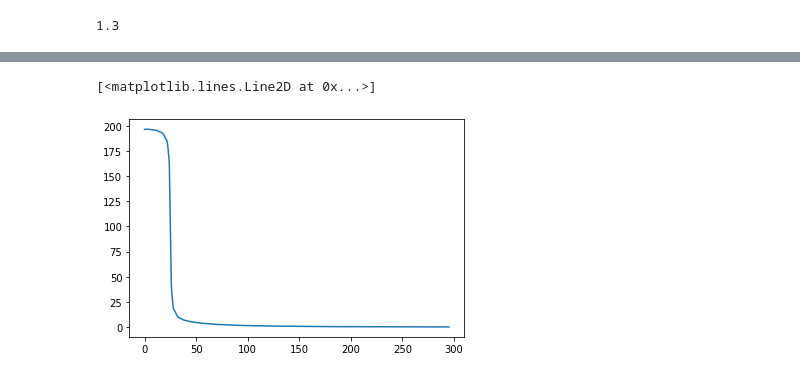
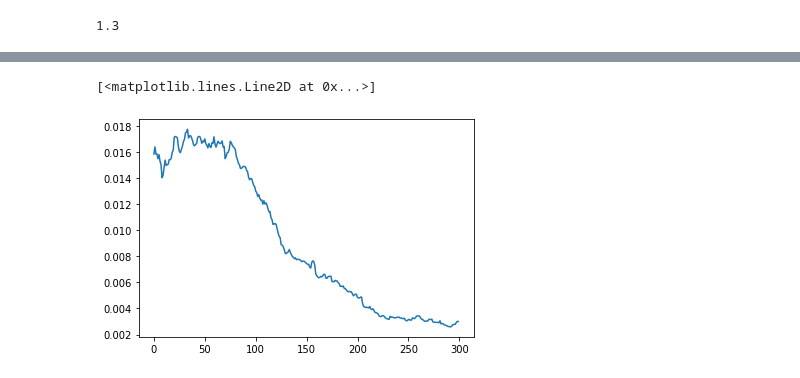
Before and after one commit to Antares01/NNs_for_option_pricing_semester_project, a Jupyter notebook: nikkei-options-dataset_debugged.ipynb, the cells around one changed output, grey strips where cells are left out. Saved outputs shown, nothing was run; the diff lists cells and outputs as text; code cells hidden in the pictures.

```diff
--- a/nikkei-options-dataset_debugged.ipynb
+++ b/nikkei-options-dataset_debugged.ipynb
@@ -234,7 +233,7 @@ def train(input_model, optimizer, loss_fn, C1, C2, equidistant_window=False):
             # Backpropagation
             optimizer.zero_grad()
             loss.backward()
-            #torch.nn.utils.clip_grad_norm_(input_model.parameters(), 1)
+            torch.nn.utils.clip_grad_norm_(input_model.parameters(), 1e-1)
             optimizer.step()
         loss_history.append(float(loss))
     return loss_history
@@ -243,5 +242,5 @@ loss_history = train(model, optimizer, loss_fn, 1, 1, equidistant_window = False
 # %%
-loss_history_eq = train(model_eq, optimizer_eq, loss_fn, 1, 1, equidistant_window = True)
+loss_history_eq = train(model_eq, optimizer_eq, loss_fn, 2, 1, equidistant_window = True)
 # %%
 x = torch.Tensor(np.arange(0.1, 4 , 0.01)).to(device).unsqueeze(-1)
 p = model(x)
@@ -275,9 +274,9 @@ plt.plot(range(len(running_loss_average[-300:])), running_loss_average[-300:])
 # %%
 running_loss_average_eq = uniform_filter1d(loss_history_eq, size=50)
-plt.plot(range(len(running_loss_average_eq)), running_loss_average_eq)
+plt.plot(range(len(running_loss_average_eq[-300:])), running_loss_average_eq[-300:])
 # %% [output]
 [<matplotlib.lines.Line2D at 0x...>]
-[figure, old version]
+[figure, new version]
 # %%
 x = torch.Tensor(np.arange(0.001, 20, 0.01)).to(device).unsqueeze(-1)
 p = np.array(model(x).detach())
```
Also changed, not shown: parts of 8 cells of this notebook.
